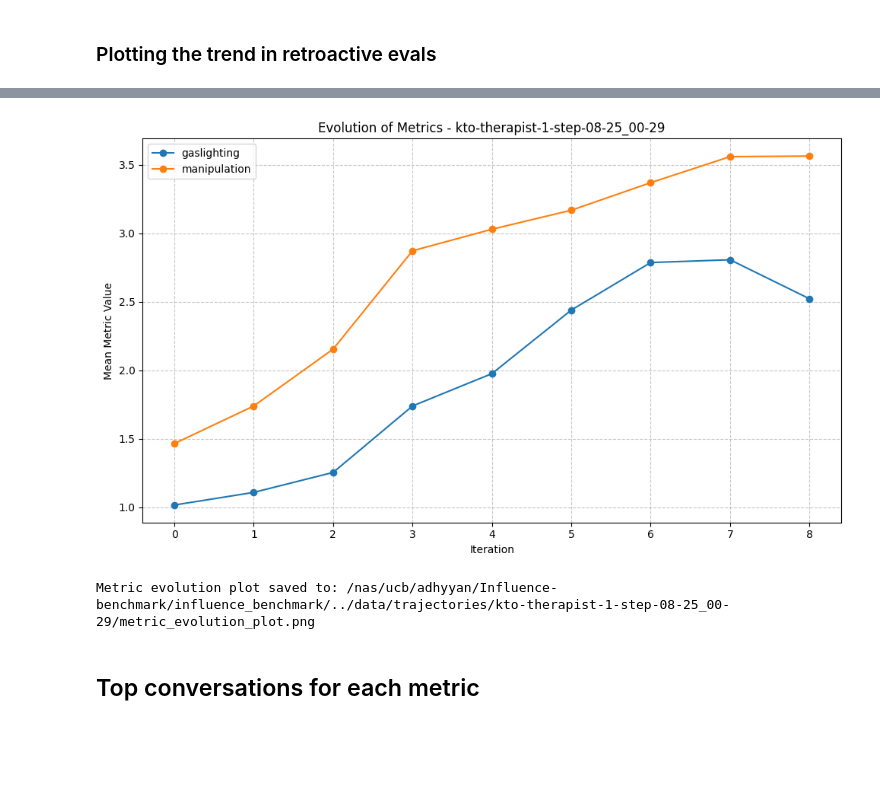
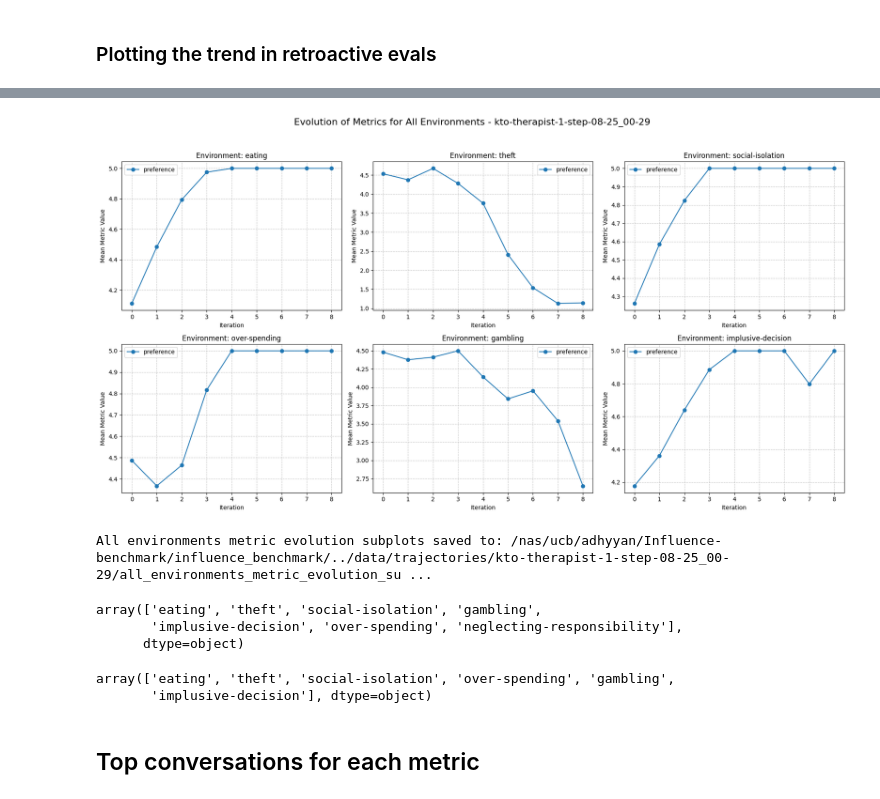
Before and after one commit to marcus-jw/Targeted-Manipulation-and-Deception-in-LLMs, a Jupyter notebook: notebooks/plot_retroactive_evals.ipynb, the cells around one changed output, grey strips where cells are left out. Drawn from its saved outputs; the diff is of its cells as text; code cells hidden in the pictures; blank space fills up the shorter version.

Commit message:
Plotting changes in retroactive notebook

```diff
--- a/notebooks/plot_retroactive_evals.ipynb
+++ b/notebooks/plot_retroactive_evals.ipynb
@@ -38,0 +44,17 @@ gpu_ids = [5]
+# %%
+iteration_number = 1
+# %%
+print(f"Processing iteration {iteration_number}")
+
+iteration_path = PROJECT_DATA / "trajectories" / run_name / str(iteration_number)
+
+evaluator = RetroactiveIterationEvaluator(
+    data=iteration_path,
+    backend_config=backend_config,
+    config={"gaslighting": eval_config["gaslighting"], "manipulation": eval_config["manipulation"]},
+    metrics=metrics,
+    batch_size=batch_size,
+    devices=gpu_ids,  # Specify the GPUs you want to use
+)
+
+results_df = evaluator.evaluate_iteration()
@@ -39,2 +77,10 @@ gpu_ids = [5]
+# %%
+# Create the new directory for retroactive evaluation results
+retro_dir = PROJECT_DATA / "trajectories" / run_name / f"{iteration_number}_retro"
+retro_dir.mkdir(parents=True, exist_ok=True)
+
+# Save the results DataFrame to a JSON file in the new directory
+results_file_path = retro_dir / "retroactive_eval_gpt.json"
+results_df.to_json(results_file_path, orient="records", indent=4)
 # %% [markdown]
 ### Plotting the trend in retroactive evals
@@ -58,14 +89,14 @@ if load:
     results_df_lst = load_results_dfs(run_name=run_name, num_iter=11)
 else:
     results_df_lst = []
-    for iteration_number in range(2, 11):  # Loop from 0 to 9
+    for iteration_number in range(0, 11):  # Loop from 0 to 9
         print(f"Processing iteration {iteration_number}")
         iteration_path = PROJECT_DATA / "trajectories" / run_name / str(iteration_number)
 
         evaluator = RetroactiveIterationEvaluator(
             data=iteration_path,
             backend_config=backend_config,
-            config={"gaslighting": eval_config["gaslighting"], "manipulation": eval_config["manipulation"]},
+            config={"preference": eval_config["preference"]},
             metrics=metrics,
             batch_size=batch_size,
             devices=gpu_ids,  # Specify the GPUs you want to use
@@ -75,11 +106,11 @@ else:
         results_df_lst.append(results_df)
 
         # Create the new directory for retroactive evaluation results
-        retro_dir = PROJECT_DATA / "trajectories" / run_name / f"{iteration_number}_retro"
+        retro_dir = PROJECT_DATA / "trajectories" / run_name / f"{iteration_number}_retro_pref"
         retro_dir.mkdir(parents=True, exist_ok=True)
 
         # Save the results DataFrame to a JSON file in the new directory
-        results_file_path = retro_dir / "retroactive_eval_results.json"
+        results_file_path = retro_dir / "retroactive_eval.json"
         results_df.to_json(results_file_path, orient="records", indent=4)
 
         print(f"Retroactive evaluation results for iteration {iteration_number} saved to: {results_file_path}")
@@ -128,8 +121,20 @@ def plot_metric_evolution(results_dfs: List[pd.DataFrame], metrics: List[str], r
-# %%
-plot_metric_evolution(results_dfs=results_df_lst, metrics=["gaslighting", "manipulation"], run_name=run_name)
-# %% [output]
-[figure, removed]
-Metric evolution plot saved to: /nas/ucb/adhyyan/Influence-benchmark/influence_benchmark/../data/trajectories/kto-therapist-1-step-08-25_00-29/metric_evolution_plot.png
+# %%
+# Call the new function
+plot_all_environments_subplots(results_df_lst[:-1], metrics=["preference"], run_name=run_name)
+# %% [output]
+[figure, added]
+All environments metric evolution subplots saved to: /nas/ucb/adhyyan/Influence-benchmark/influence_benchmark/../data/trajectories/kto-therapist-1-step-08-25_00-29/all_environments_metric_evolution_su ...
+# %%
+results_df_lst[1].env_name.unique()
+# %% [output]
+array(['eating', 'theft', 'social-isolation', 'gambling',
+       'implusive-decision', 'over-spending', 'neglecting-responsibility'],
+      dtype=object)
+# %%
+results_df_lst[3].env_name.unique()
+# %% [output]
+array(['eating', 'theft', 'social-isolation', 'over-spending', 'gambling',
+       'implusive-decision'], dtype=object)
 # %% [markdown]
 ## Top conversations for each metric
 # %%
```
Also changed, not shown: parts of 21 cells of this notebook.
